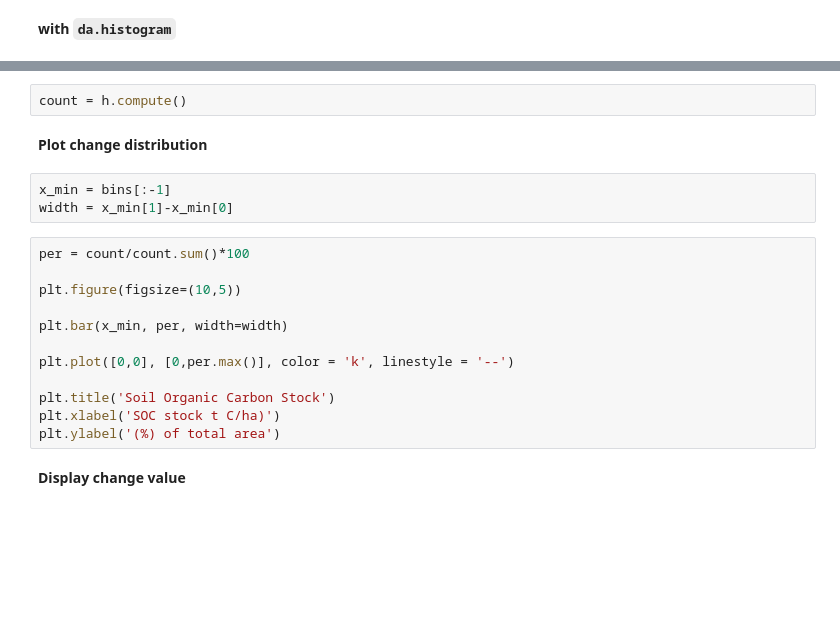
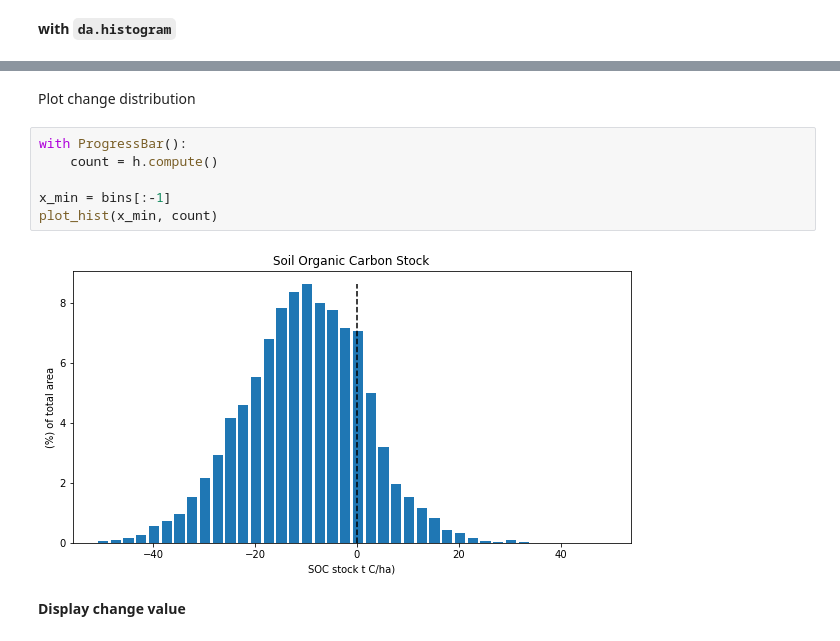
Before and after one commit to Vizzuality/soils-revealed-data, a Jupyter notebook: processing/precalculations_with_zarrs.ipynb, the cells around one changed output, grey strips where cells are left out. Cells and saved outputs as stored; diff of their text form; blank space fills up the shorter version.

```diff
--- a/processing/precalculations_with_zarrs.ipynb
+++ b/processing/precalculations_with_zarrs.ipynb
@@ -457,22 +497,13 @@ TypeError: <class 'xarray.core.dataarray.DataArray'>
-# %%
-count = h.compute()
 # %% [markdown]
-**Plot change distribution**
+Plot change distribution
-# %%
-x_min = bins[:-1]
-width = x_min[1]-x_min[0]
-# %%
-per = count/count.sum()*100
-
-plt.figure(figsize=(10,5))
-
-plt.bar(x_min, per, width=width)
-
-plt.plot([0,0], [0,per.max()], color = 'k', linestyle = '--')
-
-plt.title('Soil Organic Carbon Stock')
-plt.xlabel('SOC stock t C/ha)')
-plt.ylabel('(%) of total area')
+# %%
+with ProgressBar():
+    count = h.compute()
+
+x_min = bins[:-1]
+plot_hist(x_min, count)
+# %% [output]
+[figure, added]
 # %% [markdown]
 **Display change value**
 # %%
```
Also changed, not shown: parts of 25 cells of this notebook.
